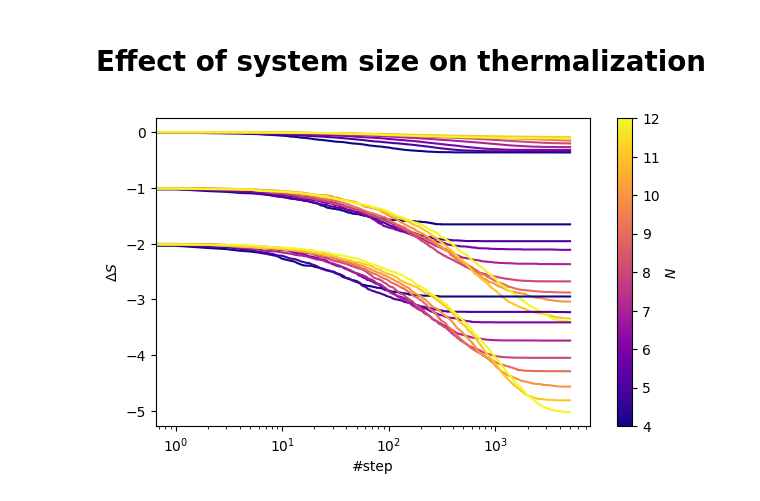
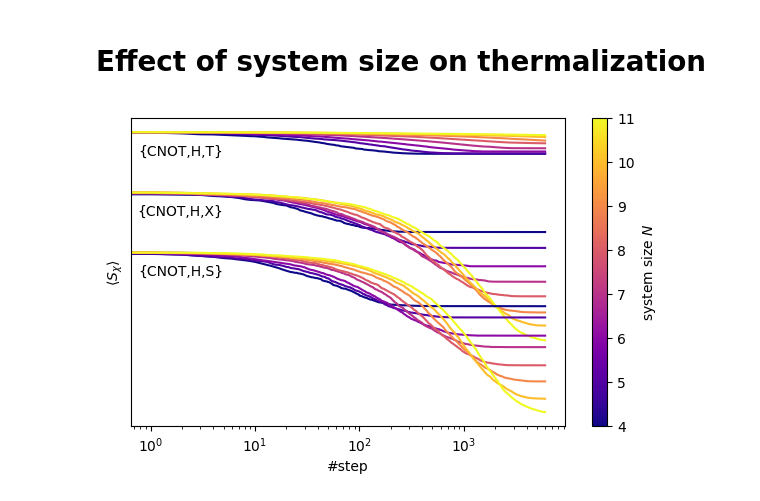
Before and after one commit to HendrikKuehne/entanglement_cooling, a Jupyter notebook: plotting.ipynb, the cells around one changed output. Saved outputs shown, nothing was run; the diff lists cells and outputs as text; code cells hidden in the pictures.

Commit message:
new data, new plots, working spacing statistics - life has never been better

```diff
--- a/plotting.ipynb
+++ b/plotting.ipynb
@@ -34,13 +22,17 @@ def gateset_string(gate_set:tuple) -> str:
 # %%
 # reading the data from the pickled file
 therm_data = ()
+beta_data = ()
 gate_sets = ()
 
 # thermalization for different gate sets
-therm_data += read_file("data/06-29_01-54-34___data.pickle")
-therm_data += read_file("data/06-29_01-55-08___data.pickle")
-therm_data += read_file("data/06-29_01-55-15___data.pickle")
+therm_data += read_file("data/07-02_19-40-49___data.pickle")
+"""(CNOT,H,X)"""
+therm_data += read_file("data/07-02_19-40-58___data.pickle")
+"""(CNOT,H,S)"""
+therm_data += read_file("data/07-02_19-41-03___data.pickle")
+"""(CNOT,H,T)"""
 
 # thermalization for different (inverse) temperatures beta
-beta_data = read_file("data/06-29_01-59-54___data.pickle")
+beta_data += read_file("data/07-02_19-44-30___data.pickle")
 # %% [output]
@@ -63,6 +50,16 @@ for dataset in beta_data:
 nWires_axis = ()
 for dataset in therm_data:
     if dataset["heating"]["nWires"] not in nWires_axis: nWires_axis += (dataset["heating"]["nWires"],)
+# %%
+# finding the gate sets we simulated
+gate_sets_beta = ()
+for dataset in beta_data:
+    if dataset["gate_set"] not in gate_sets_beta: gate_sets_beta += (dataset["gate_set"],)
+
+# finding the values of beta
+beta_axis = ()
+for dataset in beta_data:
+    if dataset["cooling"]["beta"] not in beta_axis: beta_axis += (dataset["cooling"]["beta"],)
 # %% [markdown]
 # Plots for thermalization
 # %%
@@ -71,11 +68,12 @@ for gate_set in gate_sets:
     for dataset in therm_data:
         if dataset["gate_set"] == gate_set:
             step_axis = np.arange(dataset["heating"]["nSteps"]+dataset["cooling"]["nSteps"]+2)
-            ax.plot(step_axis,np.concatenate((dataset["singvals_heating"].mean(axis=1),dataset["singvals_cooling"].mean(axis=1))),label="N = {}".format(dataset["heating"]["nWires"]))
+            ax.plot(step_axis,np.concatenate((dataset["Svn_heating"].mean(axis=(0,2)),dataset["Svn_cooling"].mean(axis=(0,2)))),label="N = {}".format(dataset["heating"]["nWires"]))
     ax.set_xlabel("#step")
     ax.set_xscale("log")
     ax.set_title("gate set " + gateset_string(gate_set))
     ax.set_ylabel(r"$\langle S_{\chi}\rangle$")
     ax.legend(loc="upper left")
+
     fig.savefig("writing/plots/therm_" + gateset_string(gate_set) + ".pdf",bbox_inches="tight")
 # %% [output]
@@ -87,14 +85,14 @@ for gate_set in gate_sets:
 # %%
 cmap = mpl.colormaps["plasma"]
 
-for gate_set in gate_sets:
+for gate_set in gate_sets_beta:
     fig,ax = plt.subplots(nrows=1,ncols=1,figsize=(7,4))
     for dataset in beta_data:
         if dataset["gate_set"] == gate_set:
             step_axis = np.arange(dataset["cooling"]["nSteps"]+1)
             ax.plot(
                 step_axis,
-                dataset["singvals_cooling"].mean(axis=1),
+                dataset["Svn_cooling"].mean(axis=(0,2)),
                 label=r"$\beta$ = {}".format(dataset["cooling"]["beta"]),
                 c=cmap(dataset["cooling"]["beta"] / max(beta_axis))
             )
@@ -103,5 +101,6 @@ for gate_set in gate_sets:
     ax.set_title("gate set " + gateset_string(gate_set))
     ax.set_ylabel(r"$\langle S_{\chi}\rangle$")
     fig.colorbar(plt.cm.ScalarMappable(mpl.colors.Normalize(vmin=min(beta_axis),vmax=max(beta_axis)),cmap="plasma"),ax=ax,label=r"$\beta$")
+
     fig.savefig("writing/plots/betatest_" + gateset_string(gate_set) + ".pdf",bbox_inches="tight")
 # %% [output]
@@ -113,28 +112,32 @@ for gate_set in gate_sets:
 # %%
 # starting value of mean entanglement entropy at the beginning of the cooling procedure, for each gate set
 S0 = {}
 for dataset in therm_data:
     if dataset["gate_set"] not in S0.keys(): S0[dataset["gate_set"]] = {}
-    S0[dataset["gate_set"]][dataset["heating"]["nWires"]] = dataset["singvals_cooling"].mean(axis=1)[0]
+    S0[dataset["gate_set"]][dataset["heating"]["nWires"]] = dataset["Svn_cooling"].mean(axis=(0,2))[0]
 
 cmap = mpl.colormaps["plasma"]
 
 gate_set_offsets = {('CNOT', 'H', 'S'):-2,('CNOT', 'H', 'X'):-1,('CNOT', 'H', 'T'):0}
 
 fig,ax = plt.subplots(nrows=1,ncols=1,figsize=(7,4))
 for dataset in therm_data:
     step_axis = np.arange(dataset["cooling"]["nSteps"]+1)
     ax.plot(
         step_axis,
-        dataset["singvals_cooling"].mean(axis=1) - S0[dataset["gate_set"]][dataset["heating"]["nWires"]] + gate_set_offsets[dataset["gate_set"]],
+        dataset["Svn_cooling"].mean(axis=(0,2)) - S0[dataset["gate_set"]][dataset["heating"]["nWires"]] + gate_set_offsets[dataset["gate_set"]],
         label="N = {}".format(dataset["heating"]["nWires"]),
         c=cmap((dataset["heating"]["nWires"] - min(nWires_axis)) / (max(nWires_axis) - min(nWires_axis)))
     )
+ax.tick_params(axis="y",rotation=0,left=False,pad=-70)
 ax.set_xlabel("#step")
-ax.set_ylabel(r"$\Delta S$")
+ax.set_ylabel(r"$\langle S_{\chi}\rangle$")
+ax.set_yticks([gate_set_offsets[key]-0.3 for key in gate_set_offsets.keys()])
+ax.set_yticklabels([gateset_string(key) for key in gate_set_offsets.keys()])
 ax.set_xscale("log")
 # ax.legend()
-fig.colorbar(plt.cm.ScalarMappable(mpl.colors.Normalize(vmin=min(nWires_axis),vmax=max(nWires_axis)),cmap="plasma"),ax=ax,label=r"$N$")
+fig.colorbar(plt.cm.ScalarMappable(mpl.colors.Normalize(vmin=min(nWires_axis),vmax=max(nWires_axis)),cmap="plasma"),ax=ax,label=r"system size $N$")
+
 fig.savefig("writing/plots/therm_speed.pdf",bbox_inches="tight")
 # %% [output]
-[figure, old version]
+[figure, new version]
```
Also changed, not shown: parts of 6 cells of this notebook, 39 other files.
